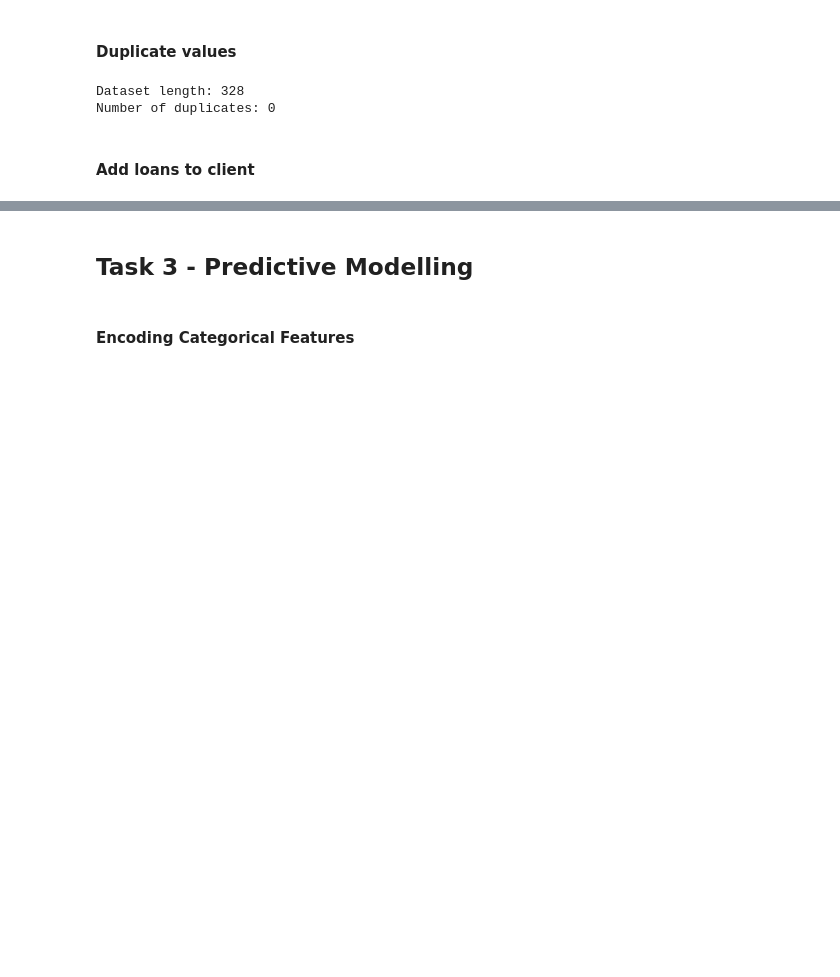
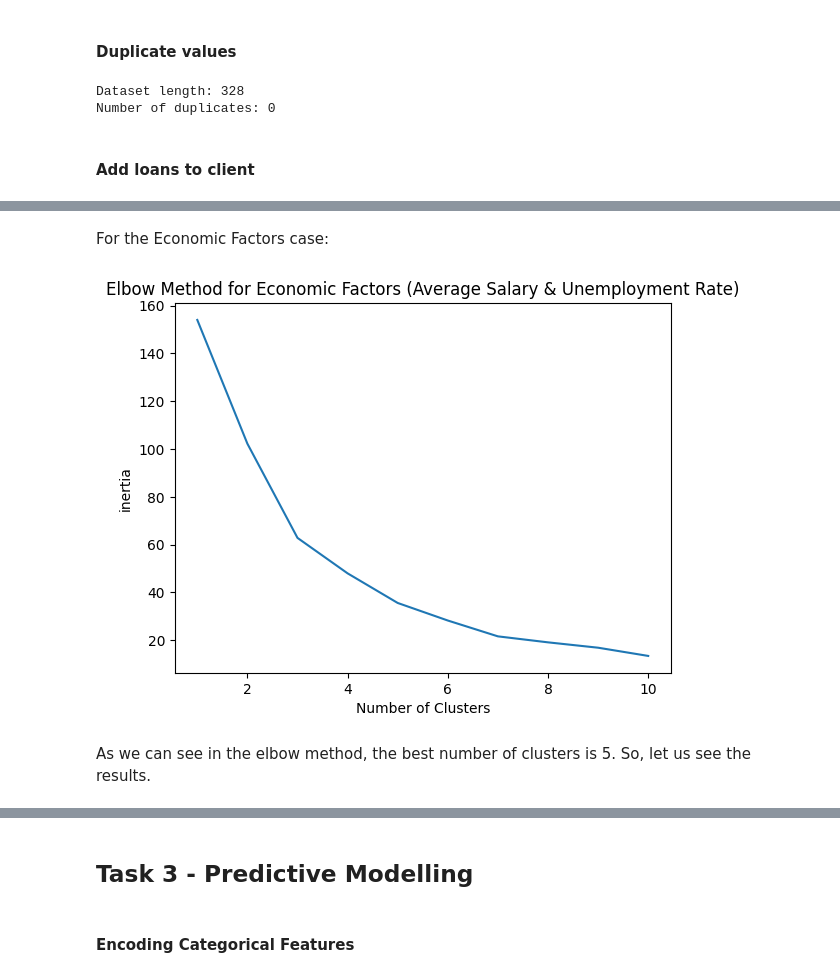
Before and after one commit to DanielaTomas/FCUP-DM1, a Jupyter notebook: DM1.ipynb, the cells around one changed output, grey strips where cells are left out. Drawn from its saved outputs; the diff is of its cells as text; code cells hidden in the pictures; blank space fills up the shorter version.

```diff
--- a/DM1.ipynb
+++ b/DM1.ipynb
@@ -997,0 +995,3 @@ account_disp_client_loan.head()
+# %%
+district_cluster = district
+district_cluster.tail()
@@ -997,0 +1008,10 @@ account_disp_client_loan.head()
+# %%
+filtered_columns = district_cluster.filter(regex='municipalities with inhabitants', axis=1)
+columns_to_remove = filtered_columns.columns.tolist()
+
+district_cluster = district_cluster.drop(columns=columns_to_remove)
+
+district_cluster['unemployment rate'] = (district_cluster["unemploymant rate '95"] + district_cluster["unemploymant rate '96"]) / 2
+district_cluster['no. of committed crimes'] = (district_cluster["no. of commited crimes '95"] + district_cluster["no. of commited crimes '96"]) / 2
+
+district_cluster.drop(columns=["unemploymant rate '95", "unemploymant rate '96", "no. of commited crimes '95", "no. of commited crimes '96"], inplace=True)
@@ -997,0 +1034,24 @@ account_disp_client_loan.head()
+# %% [markdown]
+For the Economic Factors case:
+# %%
+economic_factors = district_cluster[['average salary', 'unemployment rate']]
+
+scaler = StandardScaler()
+normalized_data = scaler.fit_transform(economic_factors)
+
+inertia = []
+
+for i in range(1, 11):
+    kmeans = KMeans(n_clusters=i, init='k-means++', max_iter=300, n_init=10, random_state=0)
+    kmeans.fit(normalized_data)
+    inertia.append(kmeans.inertia_)
+
+plt.plot(range(1, 11), inertia)
+plt.title('Elbow Method for Economic Factors (Average Salary & Unemployment Rate)')
+plt.xlabel('Number of Clusters')
+plt.ylabel('inertia')
+plt.show()
+# %% [output]
+[figure, added]
+# %% [markdown]
+As we can see in the elbow method, the best number of clusters is 5. So, let us see the results.
```
Also changed, not shown: parts of 60 cells of this notebook, 2 other files.
